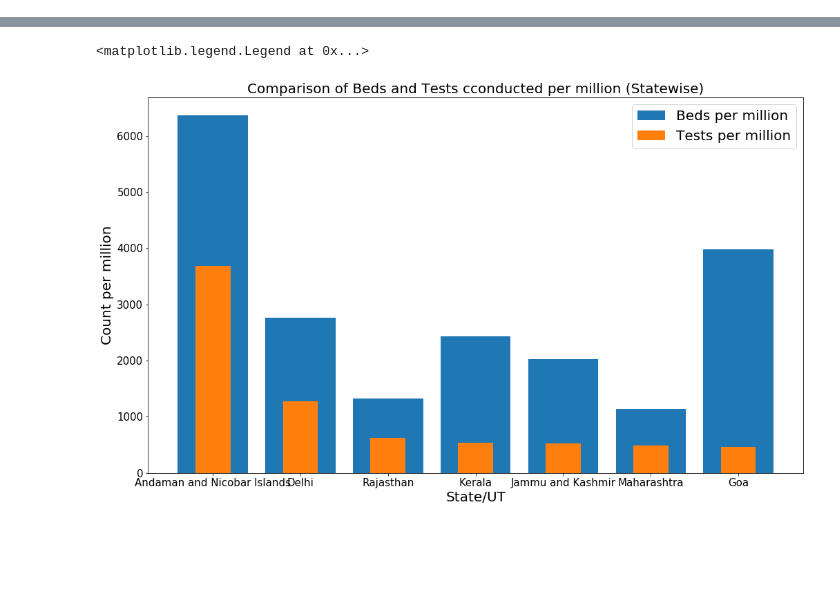
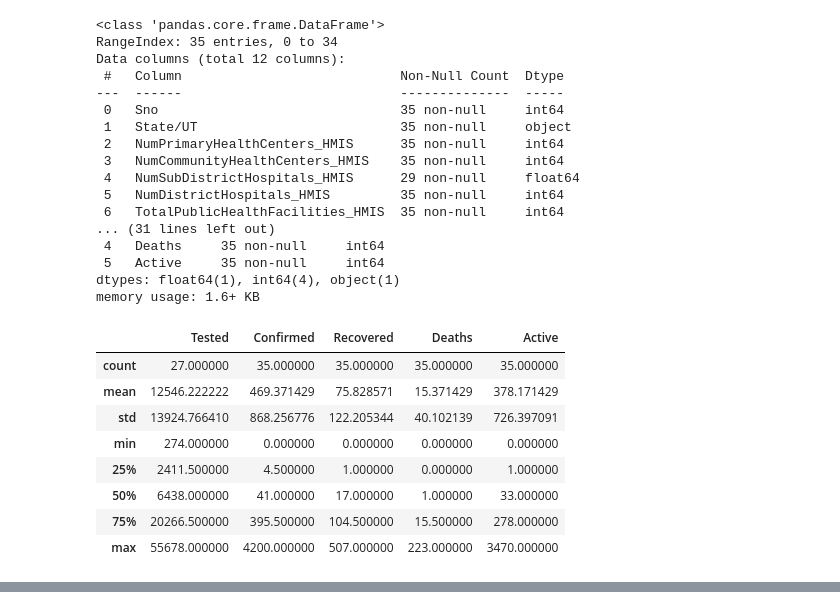
Before and after one commit to sirishbhu/Covid_analysis, a Jupyter notebook: Covid_India_Analysis.ipynb, the cells around one changed output, grey strips where cells are left out. Saved outputs shown, nothing was run; the diff lists cells and outputs as text; code cells hidden in the pictures; blank space fills up the shorter version.

```diff
--- a/Covid_India_Analysis.ipynb
+++ b/Covid_India_Analysis.ipynb
@@ -17,0 +19,39 @@ df_testing=pd.read_csv('StatewiseTestingDetails.csv') #India's Testing dataset
+# %%
+df_beds=pd.read_csv('HospitalBedsIndia.csv') #Hospital Beds dataset
+df_beds.info()
+df_beds.describe()
+
+df_population=pd.read_csv('population_india_census2011.csv') #India's Population dataset
+df_population.info()
+df_population.describe()
+
+df_testing=pd.read_csv('StatewiseTestingDetails.csv') #India's Testing dataset
+df_testing.info()
+df_testing.describe()
+# %% [output]
+<class 'pandas.core.frame.DataFrame'>
+RangeIndex: 35 entries, 0 to 34
+Data columns (total 12 columns):
+ #   Column                            Non-Null Count  Dtype
+---  ------                            --------------  -----
+ 0   Sno                               35 non-null     int64
+ 1   State/UT                          35 non-null     object
+ 2   NumPrimaryHealthCenters_HMIS      35 non-null     int64
+ 3   NumCommunityHealthCenters_HMIS    35 non-null     int64
+ 4   NumSubDistrictHospitals_HMIS      29 non-null     float64
+ 5   NumDistrictHospitals_HMIS         35 non-null     int64
+ 6   TotalPublicHealthFacilities_HMIS  35 non-null     int64
+... (31 lines left out)
+ 4   Deaths     35 non-null     int64
+ 5   Active     35 non-null     int64
+dtypes: float64(1), int64(4), object(1)
+memory usage: 1.6+ KB
+|  | Tested | Confirmed | Recovered | Deaths | Active |
+| count | 27.000000 | 35.000000 | 35.000000 | 35.000000 | 35.000000 |
+| mean | 12546.222222 | 469.371429 | 75.828571 | 15.371429 | 378.171429 |
+| std | 13924.766410 | 868.256776 | 122.205344 | 40.102139 | 726.397091 |
+| min | 274.000000 | 0.000000 | 0.000000 | 0.000000 | 0.000000 |
+| 25% | 2411.500000 | 4.500000 | 1.000000 | 0.000000 | 1.000000 |
+| 50% | 6438.000000 | 41.000000 | 17.000000 | 1.000000 | 33.000000 |
+| 75% | 20266.500000 | 395.500000 | 104.500000 | 15.500000 | 278.000000 |
+| max | 55678.000000 | 4200.000000 | 507.000000 | 223.000000 | 3470.000000 |
@@ -90,25 +142,3 @@ df_final.head()
 | 3 | Assam | 31205576 | 26807034 | 4398542 | 78,438 km2 (30,285 sq mi) | 397/km2 (1,030/sq mi) | 954 | ... |
 | 4 | Bihar | 104099452 | 92341436 | 11758016 | 94,163 km2 (36,357 sq mi) | 1,102/km2 (2,850/sq mi) | 918 | ... |
 5 rows × 28 columns
-# %%
-df=pd.DataFrame(data={'State/UT':df_final['State/UT'],'Beds_per_million':df_final['Beds_per_million'],'Tests_per_million':df_final['Tests_per_million']}) #Creating a new datframe
-
-df=df.sort_values(by='Tests_per_million',ascending=False) #Sorting dataframe on the basis of Tests_per_million in descending order
-df=df.iloc[:7,:] #Selecting top 10 rows
-
-plt.figure(figsize=(17,10)) #Adjusting size of figure
-
-plt.title('Comparison of Beds and Tests cconducted per million (Statewise)',fontsize=20) #Title of plot
-plt.xlabel('State/UT',fontsize=20) #Naming label on X-axis
-plt.ylabel('Count per million',fontsize=20) #Naming label on Y-axis
-
-p1=plt.bar(df['State/UT'],df['Beds_per_million']) #Plotting bar graph
-p2=plt.bar(df['State/UT'],df['Tests_per_million'],0.4) #Plotting bar graph
-
-plt.xticks(fontsize=15)
-plt.yticks(fontsize=15)
-
-plt.legend((p1,p2), ('Beds per million','Tests per million'),fontsize=20) #Marking legends on plot
-# %% [output]
-<matplotlib.legend.Legend at 0x...>
-[figure, removed]
```
Also changed, not shown: parts of 18 cells of this notebook.
